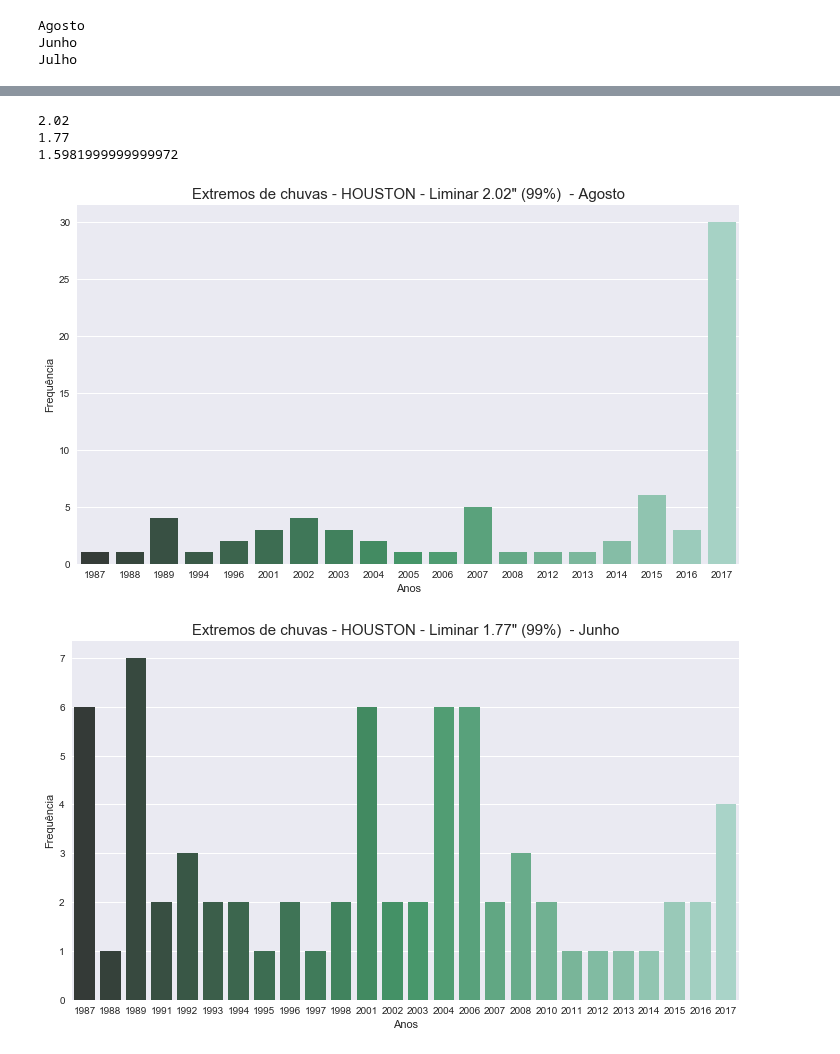
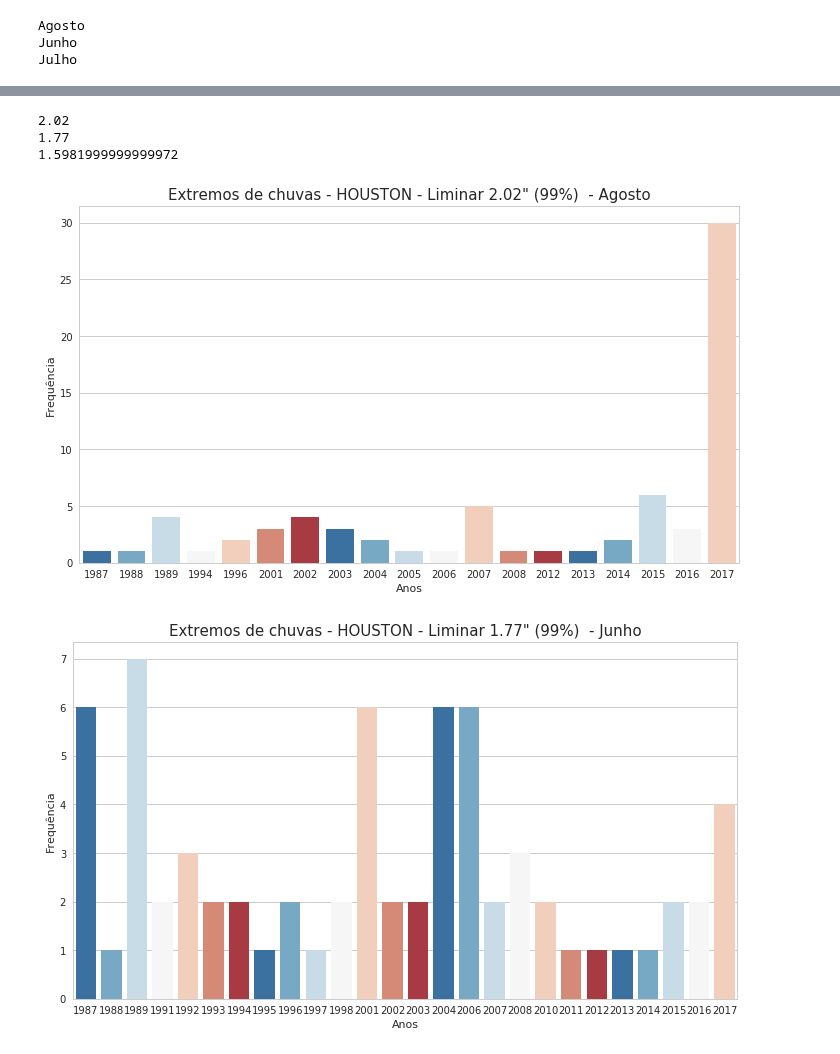
Before and after one commit to dedeco/bigclima-project, a Jupyter notebook: notebooks/graphs-amrp.ipynb, the cells around one changed output, grey strips where cells are left out. Saved outputs shown, nothing was run; the diff lists cells and outputs as text; code cells hidden in the pictures.

```diff
--- a/notebooks/graphs-amrp.ipynb
+++ b/notebooks/graphs-amrp.ipynb
@@ -7,4 +7,6 @@ from scipy import stats, integrate
 import matplotlib.pyplot as plt
 # %%
 import seaborn as sns
-sns.set(color_codes=True)
+sns.palplot(sns.color_palette("RdBu_r", 7))
+
+sns.set_style("whitegrid")
@@ -81,7 +85,7 @@ margins = {  #     vvv margin in inches
 for k,v in month.items():
     dfm = dfsa[dfsa['d_mo']==k]
     f,ax = plt.subplots(figsize=(10,6)) # set the plot size
-    ax.set_title(u'Precipitação acumulada 24 horas - HOUSTON (1985 a 2017) - %s' %month[k])
+    ax.set_title(u'Precipitação acumulada 24 horas - HOUSTON (1987 a 2017) - %s' %month[k])
     ax.title.set_fontsize(15)
     dist = sns.distplot(a=dfm['d_prcp']
                 ,bins = 50
@@ -102,30 +106,30 @@ for k,v in month.items():
 # %%
 for k,v in month.items():
     dfm = dfsa[dfsa['d_mo']==k]
 
     limiar = np.percentile(dfm['d_prcp'], 99) # return 99%th percentile
     print limiar
 
     dfme = dfm[dfm['d_prcp']> limiar]
 
     y = dfme.groupby(['d_year'])['d_prcp'].count()
     x =  y.keys()
 
     f,ax = plt.subplots(figsize=(10,6)) # set the plot size
     ax.set_title(u'Extremos de chuvas - HOUSTON - Liminar {0:.2f}" (99%)  - {1}'.format(limiar,month[k]))
     ax.title.set_fontsize(15)
 
-    bar = sns.barplot(x, y, palette="BuGn_d", ax=ax)
+    bar = sns.barplot(x, y, palette=sns.color_palette("RdBu_r", 7), ax=ax)
 
     plt.xlabel(u'Anos')
     plt.ylabel(u'Frequência')
 
     figure = bar.get_figure()
     figure.tight_layout()
     figure.savefig('../graphs/extre-%s.png' %month[k].lower(), dpi=200)
 # %% [output]
 2.02
 1.77
 1.5981999999999972
-[figure, old version]
+[figure, new version]
-[figure, old version]
+[figure, new version]
```
Also changed, not shown: parts of 3 cells of this notebook, 11 other files.
